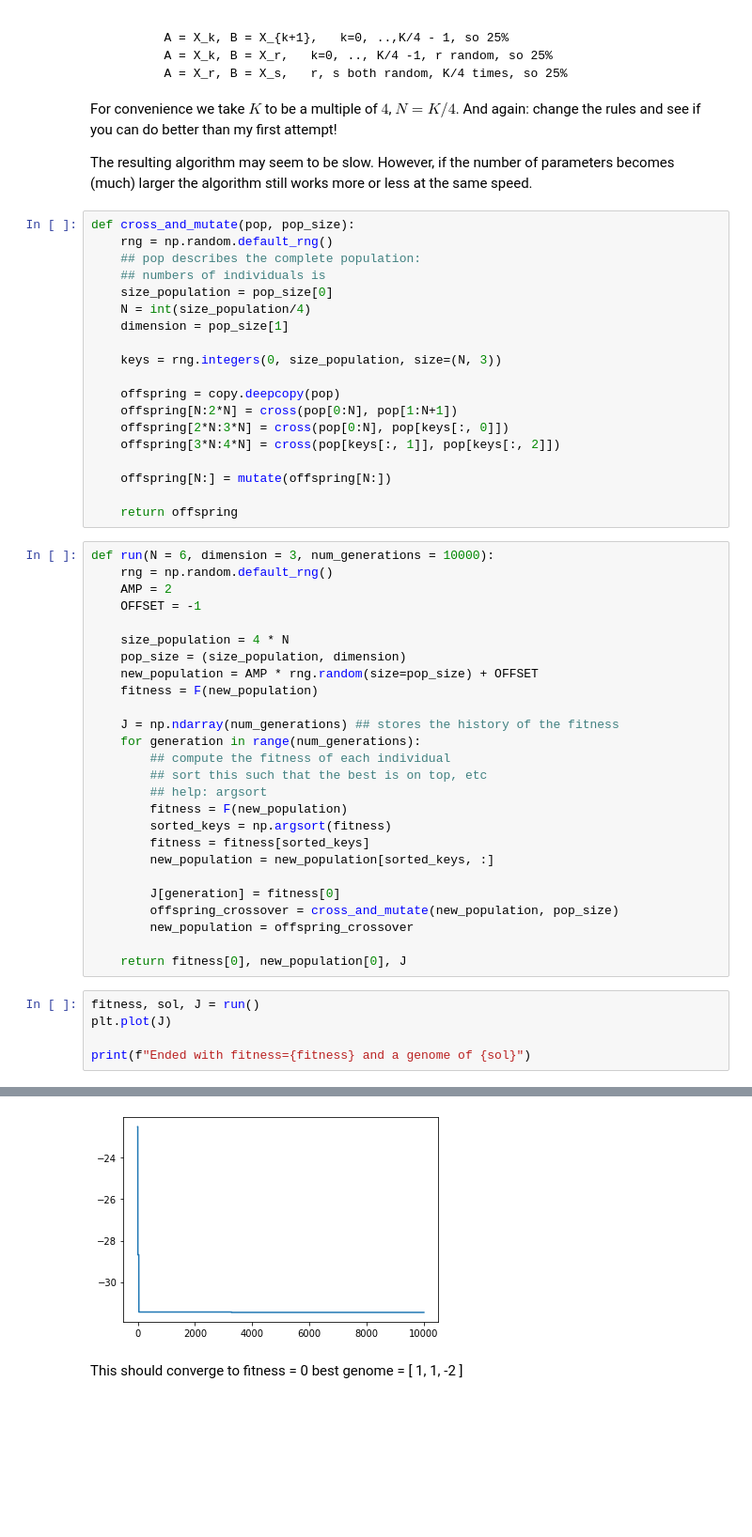
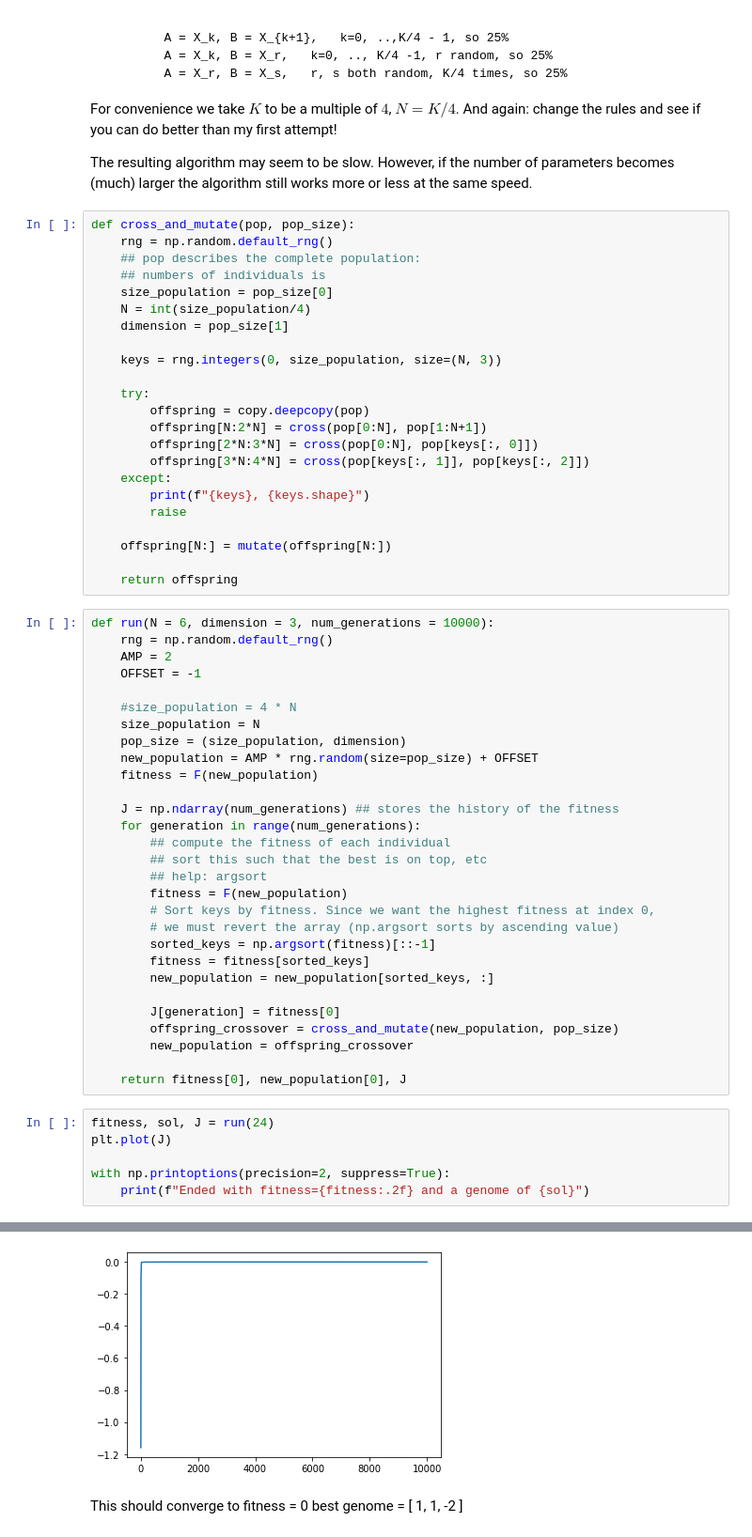
Before and after one commit to KevoSoftworks/machine_learning, a Jupyter notebook: support_vector_machines/assignment.ipynb, the cells around one changed output, grey strips where cells are left out. Shown at 94% size. Cells and saved outputs as stored; diff of their text form; blank space fills up the shorter version.

```diff
--- a/support_vector_machines/assignment.ipynb
+++ b/support_vector_machines/assignment.ipynb
@@ -83,10 +92,14 @@ def cross_and_mutate(pop, pop_size):
 
     keys = rng.integers(0, size_population, size=(N, 3))
 
-    offspring = copy.deepcopy(pop)
-    offspring[N:2*N] = cross(pop[0:N], pop[1:N+1])
-    offspring[2*N:3*N] = cross(pop[0:N], pop[keys[:, 0]])
-    offspring[3*N:4*N] = cross(pop[keys[:, 1]], pop[keys[:, 2]])
+    try:
+        offspring = copy.deepcopy(pop)
+        offspring[N:2*N] = cross(pop[0:N], pop[1:N+1])
+        offspring[2*N:3*N] = cross(pop[0:N], pop[keys[:, 0]])
+        offspring[3*N:4*N] = cross(pop[keys[:, 1]], pop[keys[:, 2]])
+    except:
+        print(f"{keys}, {keys.shape}")
+        raise
 
     offspring[N:] = mutate(offspring[N:])
 
@@ -97,7 +110,8 @@ def run(N = 6, dimension = 3, num_generations = 10000):
     AMP = 2
     OFFSET = -1
 
-    size_population = 4 * N
+    #size_population = 4 * N
+    size_population = N
     pop_size = (size_population, dimension)
     new_population = AMP * rng.random(size=pop_size) + OFFSET
     fitness = F(new_population)
@@ -108,7 +122,9 @@ def run(N = 6, dimension = 3, num_generations = 10000):
         ## sort this such that the best is on top, etc
         ## help: argsort
         fitness = F(new_population)
-        sorted_keys = np.argsort(fitness)
+        # Sort keys by fitness. Since we want the highest fitness at index 0,
+        # we must revert the array (np.argsort sorts by ascending value)
+        sorted_keys = np.argsort(fitness)[::-1]
         fitness = fitness[sorted_keys]
         new_population = new_population[sorted_keys, :]
 
@@ -118,8 +134,9 @@ def run(N = 6, dimension = 3, num_generations = 10000):
 
     return fitness[0], new_population[0], J
 # %%
-fitness, sol, J = run()
+fitness, sol, J = run(24)
 plt.plot(J)
 
-print(f"Ended with fitness={fitness} and a genome of {sol}")
+with np.printoptions(precision=2, suppress=True):
+    print(f"Ended with fitness={fitness:.2f} and a genome of {sol}")
 # %% [output]
@@ -127,4 +144,4 @@ Ended with fitness=-31.463047268084765 and a genome of [-0.99797348  0.94772941
-[figure, old version]
+[figure, new version]
 # %% [markdown]
 This should converge to fitness = 0 best genome = [ 1, 1, -2 ]
 # %% [markdown]
```
Also changed, not shown: parts of 9 cells of this notebook.
